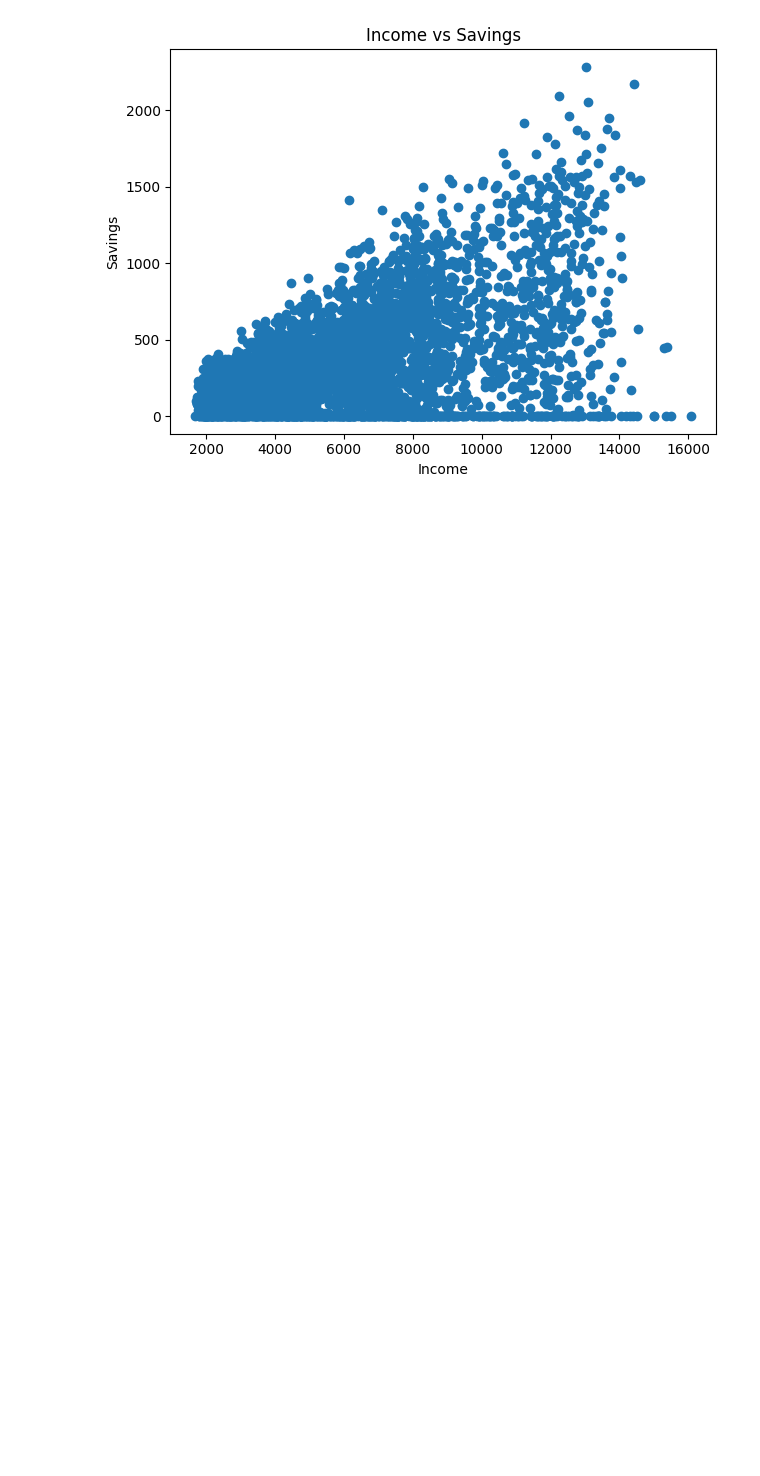
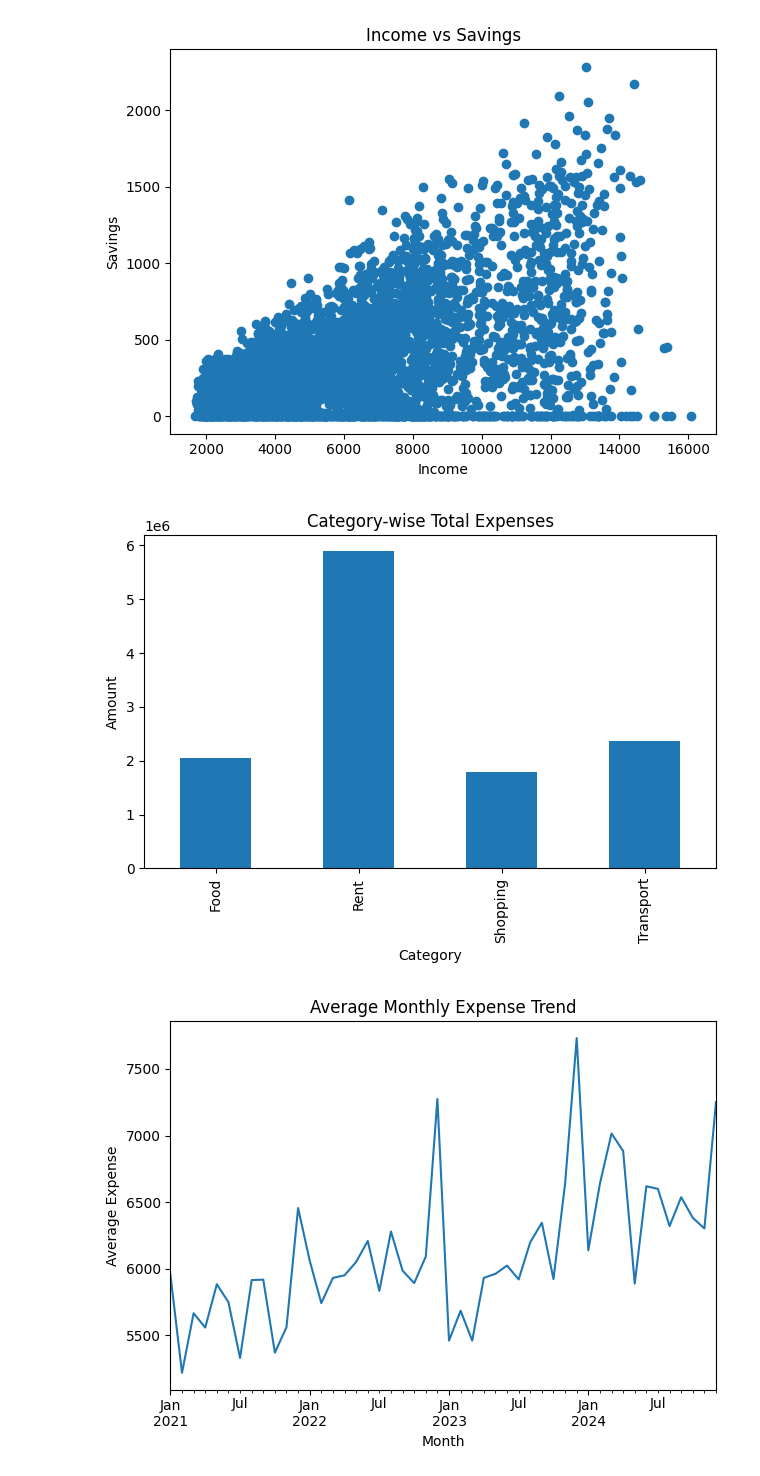
Before and after one commit to Kartik-loop/personal-expense-data-analysis, a Jupyter notebook: analysis.ipynb, the cells around one changed output. Drawn from its saved outputs; the diff is of its cells as text; code cells hidden in the pictures; blank space fills up the shorter version.

```diff
--- a/analysis.ipynb
+++ b/analysis.ipynb
@@ -208,3 +208,31 @@ plt.tight_layout()
 plt.show()
 # %% [output]
 [figure]
+# %%
+import os
+
+# Create folder if it doesn't exist
+os.makedirs("visualizations", exist_ok=True)
+
+# 1. Category-wise Expense Bar Chart
+plt.figure()
+category_totals.plot(kind='bar')
+plt.title("Category-wise Total Expenses")
+plt.xlabel("Category")
+plt.ylabel("Amount")
+plt.tight_layout()
+plt.savefig("visualizations/category_expenses.png")
+plt.show()
+
+# 2. Monthly Expense Trend Line Chart
+plt.figure()
+monthly_expense.plot()
+plt.title("Average Monthly Expense Trend")
+plt.xlabel("Month")
+plt.ylabel("Average Expense")
+plt.tight_layout()
+plt.savefig("visualizations/monthly_expense_trend.png")
+plt.show()
+# %% [output]
+[figure, added]
+[figure, added]
```
Also changed, not shown: parts of 1 cell of this notebook.
